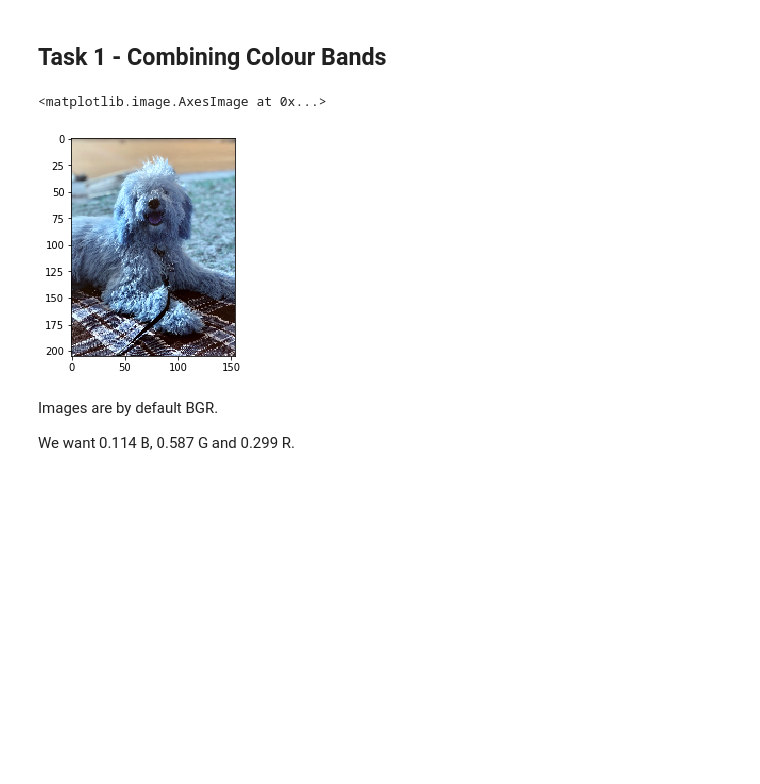
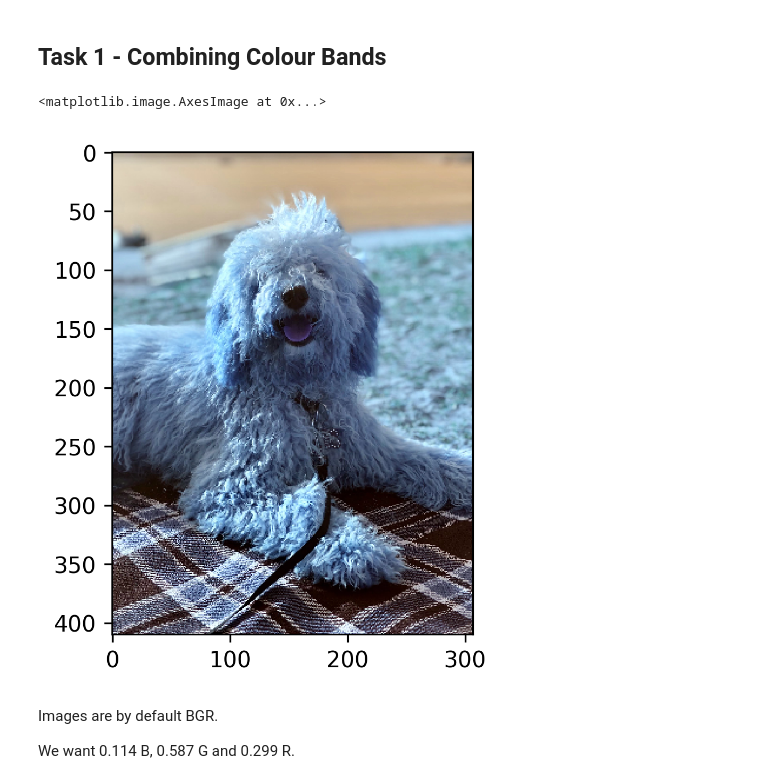
Before and after one commit to alexytsu/UNSW, a Jupyter notebook: COMP9517/assignments/ass1/ass1.ipynb, the cells around one changed output. Saved outputs shown, nothing was run; the diff lists cells and outputs as text; code cells hidden in the pictures; blank space fills up the shorter version.

```diff
--- a/COMP9517/assignments/ass1/ass1.ipynb
+++ b/COMP9517/assignments/ass1/ass1.ipynb
@@ -6,15 +6,18 @@
 import cv2
 import numpy as np
 import matplotlib.pyplot as plt
-from scipy import stats
+import scipy
+
+import matplotlib as mpl
+mpl.rcParams['figure.dpi'] = 300
 # %%
 dog_img = cv2.imread("img/dog.jpg")
-dog_img = cv2.resize(dog_img,None,fx=0.1,fy=0.1)
+dog_img = cv2.resize(dog_img,None,fx=0.2,fy=0.2)
 
 plt.imshow(dog_img)
 # %% [output]
 <matplotlib.image.AxesImage at 0x...>
-[figure, old version]
+[figure, new version]
 # %% [markdown]
 Images are by default BGR.
 
```
Also changed, not shown: parts of 7 cells of this notebook.
